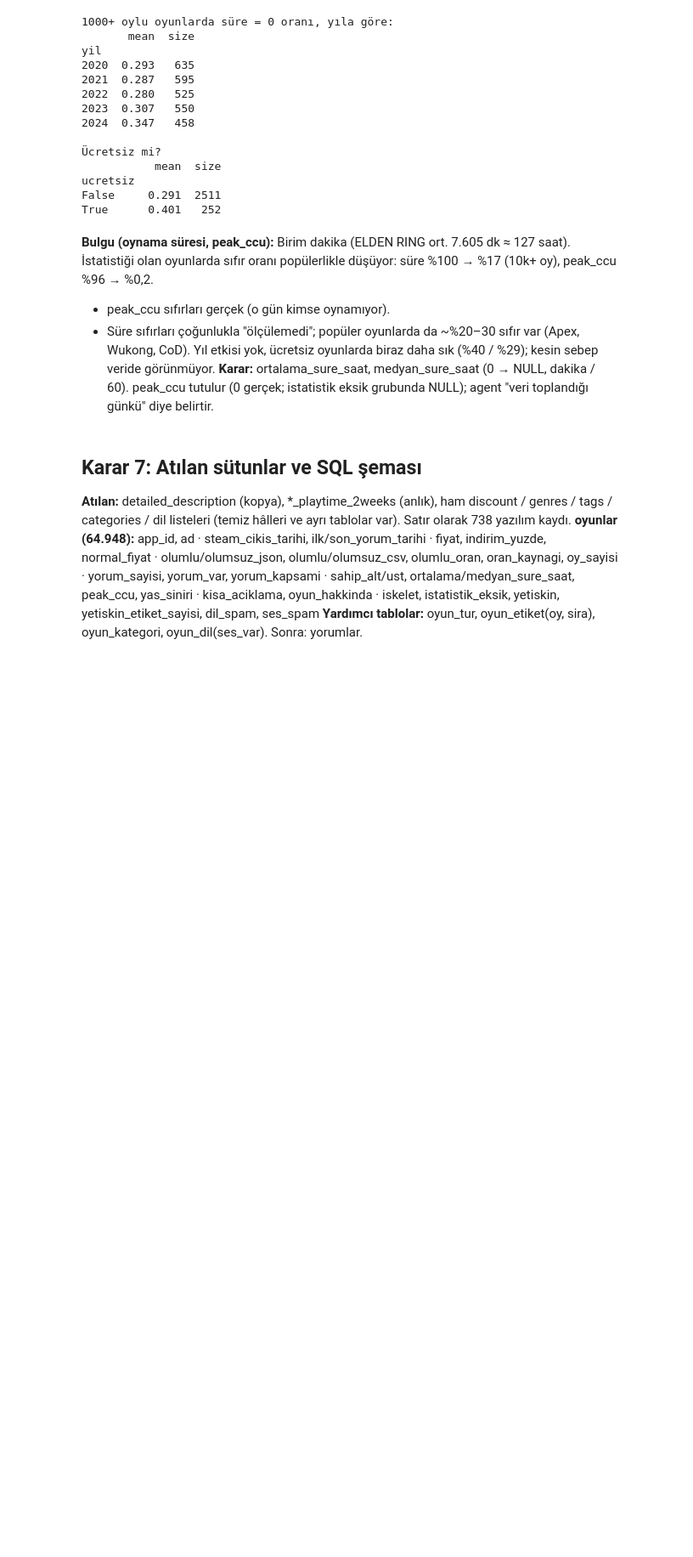
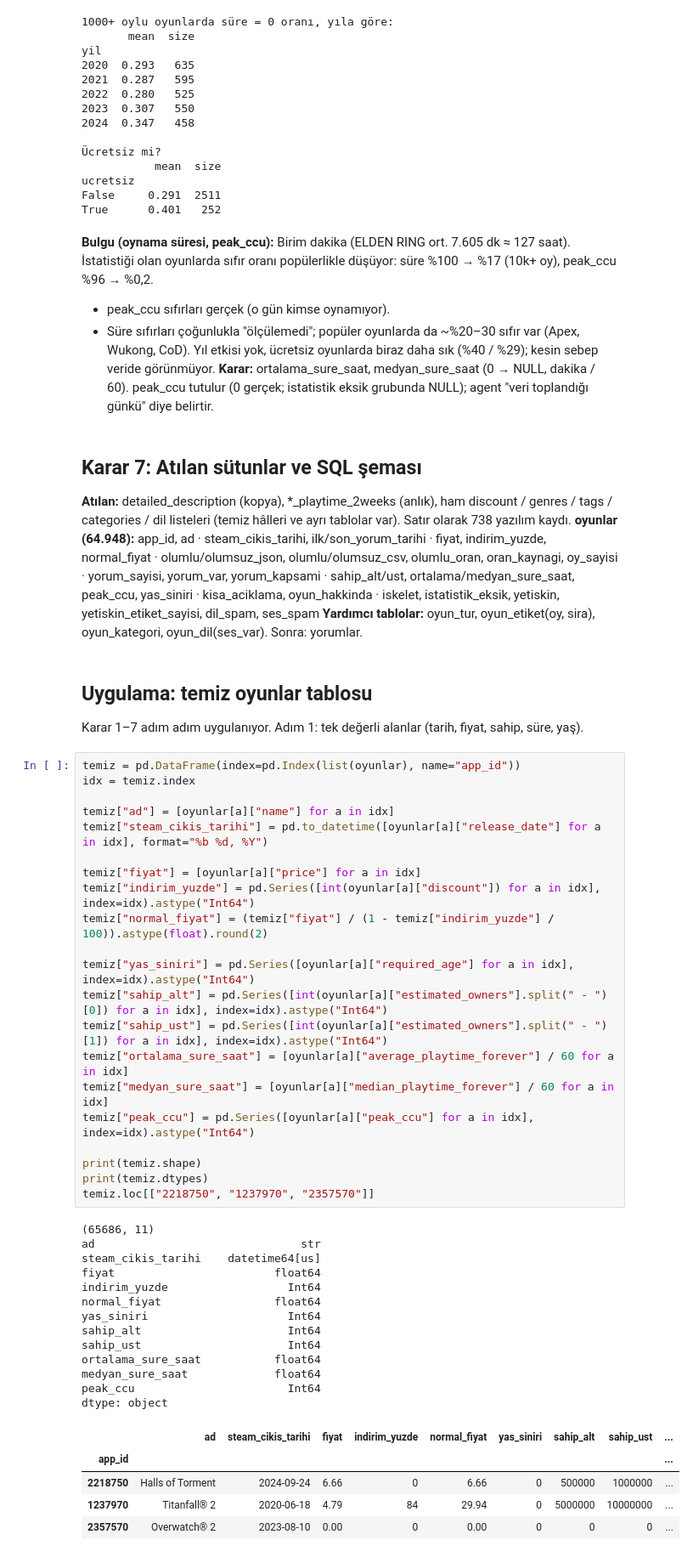
Before and after one commit to kaanaydin02/steam-oyun-asistani, a Jupyter notebook: notebooks/02_alt_kume_ve_temizlik.ipynb, the cells around one changed output. Shown at 85% size. Cells and saved outputs as stored; diff of their text form; blank space fills up the shorter version.

```diff
--- a/notebooks/02_alt_kume_ve_temizlik.ipynb
+++ b/notebooks/02_alt_kume_ve_temizlik.ipynb
@@ -1229,3 +1229,46 @@ True      0.401   252
 **Atılan:** detailed_description (kopya), *_playtime_2weeks (anlık), ham discount / genres / tags / categories / dil listeleri (temiz hâlleri ve ayrı tablolar var). Satır olarak 738 yazılım kaydı.
 **oyunlar (64.948):** app_id, ad · steam_cikis_tarihi, ilk/son_yorum_tarihi · fiyat, indirim_yuzde, normal_fiyat · olumlu/olumsuz_json, olumlu/olumsuz_csv, olumlu_oran, oran_kaynagi, oy_sayisi · yorum_sayisi, yorum_var, yorum_kapsami · sahip_alt/ust, ortalama/medyan_sure_saat, peak_ccu, yas_siniri · kisa_aciklama, oyun_hakkinda · iskelet, istatistik_eksik, yetiskin, yetiskin_etiket_sayisi, dil_spam, ses_spam
 **Yardımcı tablolar:** oyun_tur, oyun_etiket(oy, sira), oyun_kategori, oyun_dil(ses_var). Sonra: yorumlar.
+# %% [markdown]
+## Uygulama: temiz oyunlar tablosu
+Karar 1–7 adım adım uygulanıyor. Adım 1: tek değerli alanlar (tarih, fiyat, sahip, süre, yaş).
+# %%
+temiz = pd.DataFrame(index=pd.Index(list(oyunlar), name="app_id"))
+idx = temiz.index
+
+temiz["ad"] = [oyunlar[a]["name"] for a in idx]
+temiz["steam_cikis_tarihi"] = pd.to_datetime([oyunlar[a]["release_date"] for a in idx], format="%b %d, %Y")
+
+temiz["fiyat"] = [oyunlar[a]["price"] for a in idx]
+temiz["indirim_yuzde"] = pd.Series([int(oyunlar[a]["discount"]) for a in idx], index=idx).astype("Int64")
+temiz["normal_fiyat"] = (temiz["fiyat"] / (1 - temiz["indirim_yuzde"] / 100)).astype(float).round(2)
+
+temiz["yas_siniri"] = pd.Series([oyunlar[a]["required_age"] for a in idx], index=idx).astype("Int64")
+temiz["sahip_alt"] = pd.Series([int(oyunlar[a]["estimated_owners"].split(" - ")[0]) for a in idx], index=idx).astype("Int64")
+temiz["sahip_ust"] = pd.Series([int(oyunlar[a]["estimated_owners"].split(" - ")[1]) for a in idx], index=idx).astype("Int64")
+temiz["ortalama_sure_saat"] = [oyunlar[a]["average_playtime_forever"] / 60 for a in idx]
+temiz["medyan_sure_saat"] = [oyunlar[a]["median_playtime_forever"] / 60 for a in idx]
+temiz["peak_ccu"] = pd.Series([oyunlar[a]["peak_ccu"] for a in idx], index=idx).astype("Int64")
+
+print(temiz.shape)
+print(temiz.dtypes)
+temiz.loc[["2218750", "1237970", "2357570"]]
+# %% [output]
+(65686, 11)
+ad                               str
+steam_cikis_tarihi    datetime64[us]
+fiyat                        float64
+indirim_yuzde                  Int64
+normal_fiyat                 float64
+yas_siniri                     Int64
+sahip_alt                      Int64
+sahip_ust                      Int64
+ortalama_sure_saat           float64
+medyan_sure_saat             float64
+peak_ccu                       Int64
+dtype: object
+|  | ad | steam_cikis_tarihi | fiyat | indirim_yuzde | normal_fiyat | yas_siniri | sahip_alt | sahip_ust | ... |
+| app_id |  |  |  |  |  |  |  |  | ... |
+| 2218750 | Halls of Torment | 2024-09-24 | 6.66 | 0 | 6.66 | 0 | 500000 | 1000000 | ... |
+| 1237970 | Titanfall® 2 | 2020-06-18 | 4.79 | 84 | 29.94 | 0 | 5000000 | 10000000 | ... |
+| 2357570 | Overwatch® 2 | 2023-08-10 | 0.00 | 0 | 0.00 | 0 | 0 | 0 | ... |
```
Also changed, not shown: parts of 39 cells of this notebook.
